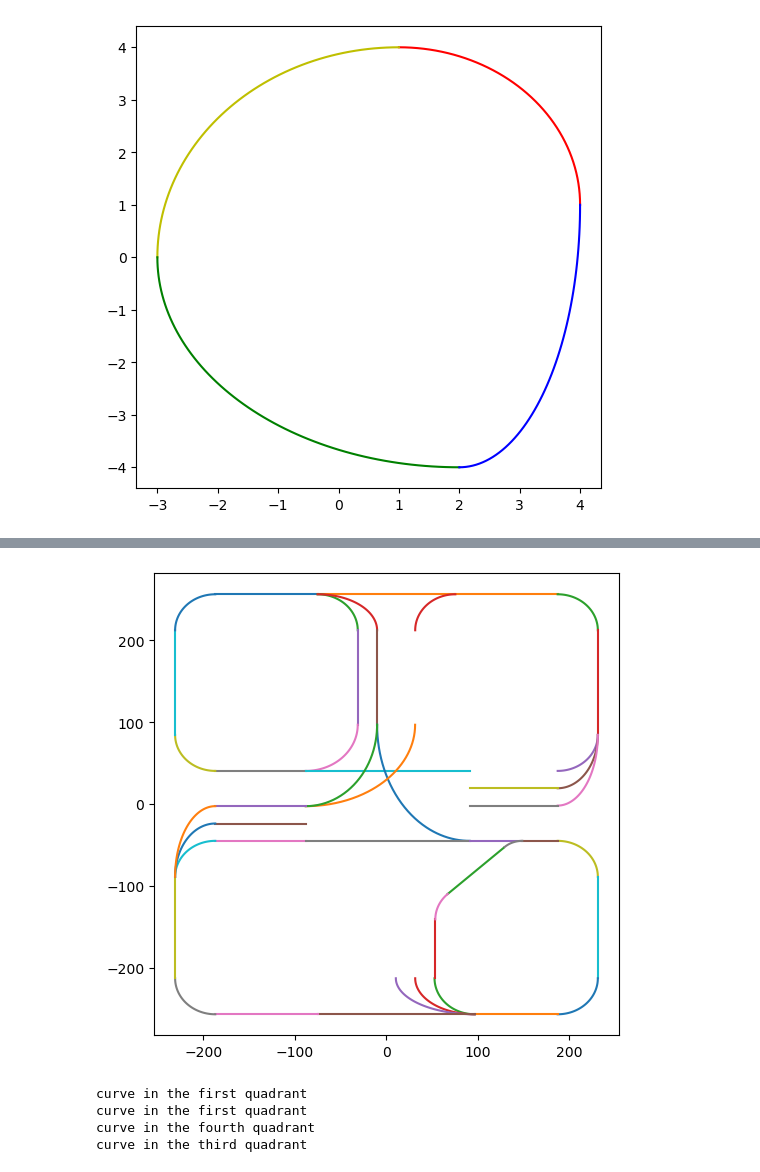
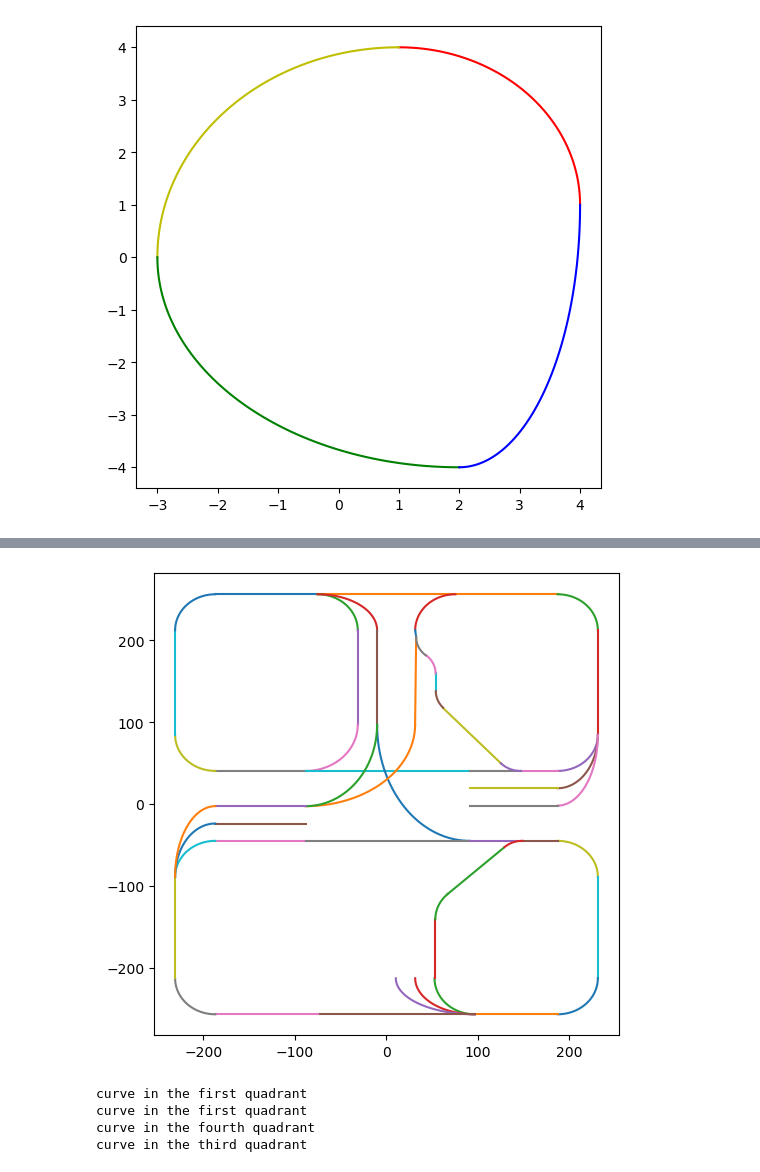
Before and after one commit to andy-wqfang/CIS_waypoint, a Jupyter notebook: src/mpc_package/lanes/generate.ipynb, the cells around one changed output, grey strips where cells are left out. Cells and saved outputs as stored; diff of their text form; code cells hidden in the pictures.

```diff
--- a/src/mpc_package/lanes/generate.ipynb
+++ b/src/mpc_package/lanes/generate.ipynb
@@ -22,6 +25,7 @@ ptE = np.array([148.5, -73.1])
 ptF = np.array([95.5, -140.3])
 ptG = np.array([146.6, 70.1])
 ptH = np.array([83.4, 137.9])
+ptI = np.array([25.1, 159.7])
 
 # Important parameters
 
@@ -33,6 +37,8 @@ r4 = 42.05 # radius of circle F
 rF = r4
 rG = 58.8/2
 rH = 59.4/2
+rI = 57.2/2
+rJ = rI
 width_block = (177.6 + 179.3)/2
 height_block = 194.2
 height_block_bottom = 190.3
@@ -524,5 +506,13 @@ array([[-1.00000000e+01, -2.44929360e-15],
 # %%
-def get_json(seg, filename):
+def get_json(seg, filename: str):
+    """Converts the given segment to json file
+
+    Arguments:
+
+    seg (2D ndarray): waypoints
+    filename (str): json file name"""
+    if filename.split('.')[-1] != "json":
+        raise ValueError("file extension must be json!")
     df = pd.DataFrame(seg)
     df.columns = ["X", "Y"]
     json_data = df.to_dict(orient='list')
@@ -604,7 +594,9 @@ info = [
     (41, 40, 'straight', None), (40, 35, 'turn', 'clockwise'), (35, 34, 'straight', None),
     (34, 27, 'turn', 'clockwise'), (34, 25, 'turn', 'clockwise'), (34, 23, 'turn', 'clockwise'),
     (46, 47, 'straight', None), (38, 45, 'straight', None), (29, 30, 'straight', None),
-    (30, 31, 'straight', None)
+    (30, 31, 'straight', None), (17, 16, 'straight', None), (16, 15, 'straight', None),
+    (48, 49, 'straight', None), (50, 51, 'straight', None), (10, 8, 'straight', None),
+    (13, 10, 'straight', None)
 ]
 
 plt.rcParams['figure.figsize'] = [6, 6] # set plot as a square
@@ -624,10 +616,11 @@ arc_trajectory[:, 0] = -r4*np.cos(t) + ptF[0]
 arc_trajectory[:, 1] = r4*np.sin(t) + ptF[1]
 print(arc_trajectory)
 
-df = pd.DataFrame(arc_trajectory)
-df.columns = ['x', 'y']
-filename = str(45) + "_to_" + str(46) + ".csv"
-df.to_csv(filename, index=False, index_label=False)
+# df = pd.DataFrame(arc_trajectory)
+# df.columns = ['x', 'y']
+filename = str(45) + "_to_" + str(46) + ".json"
+# df.to_csv(filename, index=False, index_label=False)
+get_json(arc_trajectory, filename)
 
 plt.plot(arc_trajectory[:, 0], arc_trajectory[:, 1])
 
@@ -644,16 +637,70 @@ arc_trajectory[:, 0] = -r3*np.cos(t) + ptE[0]
 arc_trajectory[:, 1] = r3*np.sin(t) + ptE[1]
 print(arc_trajectory)
 
-df = pd.DataFrame(arc_trajectory)
-df.columns = ['x', 'y']
-filename = str(47) + "_to_" + str(30) + ".csv"
-df.to_csv(filename, index=False, index_label=False)
+# df = pd.DataFrame(arc_trajectory)
+# df.columns = ['x', 'y']
+filename = str(47) + "_to_" + str(30) + ".json"
+# df.to_csv(filename, index=False, index_label=False)
+get_json(arc_trajectory, filename)
 
 plt.plot(arc_trajectory[:, 0], arc_trajectory[:, 1])
 
+# circle G
+theta = np.pi - np.arctan2(nodes[49][1]-nodes[48][1], nodes[49][0]-nodes[48][0])
+print(theta)
+arclength = rG * theta
+sample_num = int(arclength/sampling_dist)
+t = np.linspace(-np.pi/2, -np.pi/2 - theta, sample_num)
+arc_trajectory = np.zeros((sample_num, 2))
+arc_trajectory[:, 0] = ptG[0] + np.cos(t)*rG
+arc_trajectory[:, 1] = ptG[1] + np.sin(t)*rG
+plt.plot(arc_trajectory[:, 0], arc_trajectory[:, 1])
+# plt.figure().set_figwidth(640)
+filename = str(16) + "_to_" + str(48) + ".json"
+get_json(arc_trajectory, filename)
 
+# circle H
+theta = np.pi - np.arctan2(nodes[49][1]-nodes[48][1], nodes[49][0]-nodes[48][0])
+theta = np.pi/2 - theta
+print(theta)
+arclength = rH * theta
+sample_num = int(arclength/sampling_dist)
+t = np.linspace(-np.pi+theta, -np.pi, sample_num)
+arc_trajectory = np.zeros((sample_num, 2))
+arc_trajectory[:, 0] = ptH[0] + np.cos(t)*rG
+arc_trajectory[:, 1] = ptH[1] + np.sin(t)*rG
+filename = str(49) + "_to_" + str(50)+".json"
+get_json(arc_trajectory, filename)
+plt.plot(arc_trajectory[:, 0], arc_trajectory[:, 1])
 
-# plt.figure().set_figwidth(640)
+# circle I
+theta = np.arctan2(nodes[52][1]-ptI[1], nodes[52][0]-ptI[0])
+# theta = np.pi/2 - theta
+print(theta)
+arclength = rI * theta
+sample_num = int(arclength/sampling_dist)
+t = np.linspace(0, theta, sample_num)
+arc_trajectory = np.zeros((sample_num, 2))
+arc_trajectory[:, 0] = ptI[0] + np.cos(t)*rI
+arc_trajectory[:, 1] = ptI[1] + np.sin(t)*rI
+filename = str(51) + "_to_" + str(52)+".json"
+get_json(arc_trajectory, filename)
+plt.plot(arc_trajectory[:, 0], arc_trajectory[:, 1])
+
+# circle I
+theta = np.arctan2(nodes[52][1]-ptI[1], nodes[52][0]-ptI[0])
+# theta = np.pi/2 - theta
+print(theta)
+arclength = rJ * theta
+sample_num = int(arclength/sampling_dist)
+t = np.linspace(-np.pi+theta, -np.pi, sample_num)
+arc_trajectory = np.zeros((sample_num, 2))
+arc_trajectory[:, 0] = ptJ[0] + np.cos(t)*rJ
+arc_trajectory[:, 1] = ptJ[1] + np.sin(t)*rJ
+
+filename = str(52) + "_to_" + str(10)+".json"
+get_json(arc_trajectory, filename)
+plt.plot(arc_trajectory[:, 0], arc_trajectory[:, 1])
 plt.show()
 # %% [output]
 curve in the first quadrant
@@ -676,4 +723,4 @@ curve in the first quadrant
-[figure, old version]
+[figure, new version]
 # %%
 sampling_dist = 1 # set the sampling distance
 get_seg(1, 2, 'straight', None, sampling_dist)
```
Also changed, not shown: parts of 6 cells of this notebook, 15 other files.
